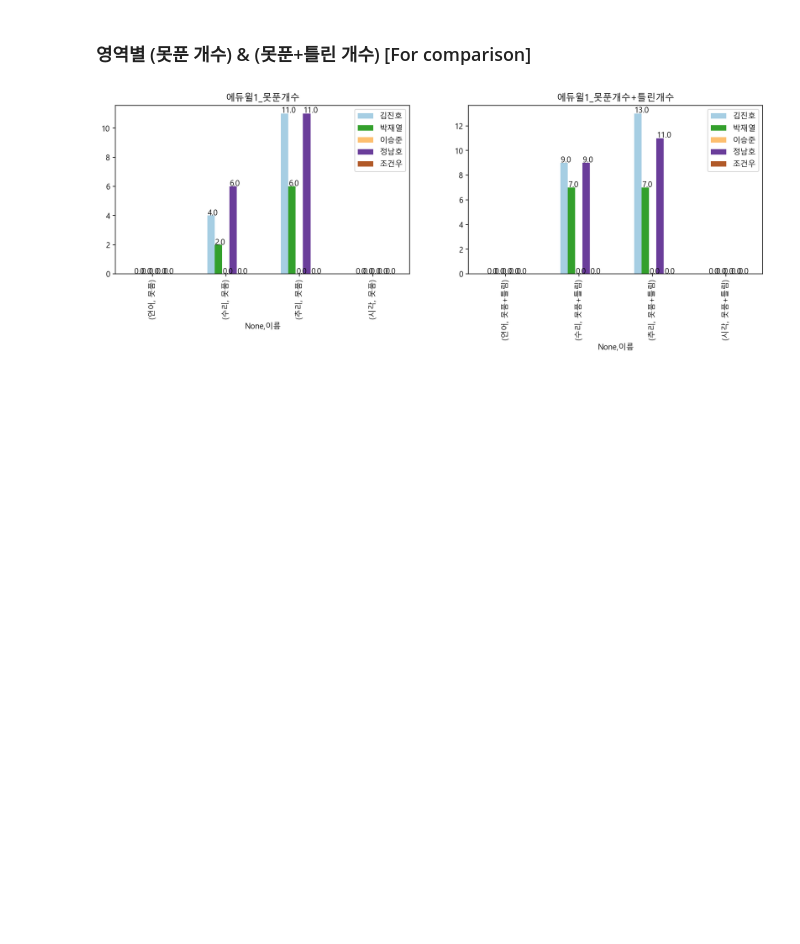
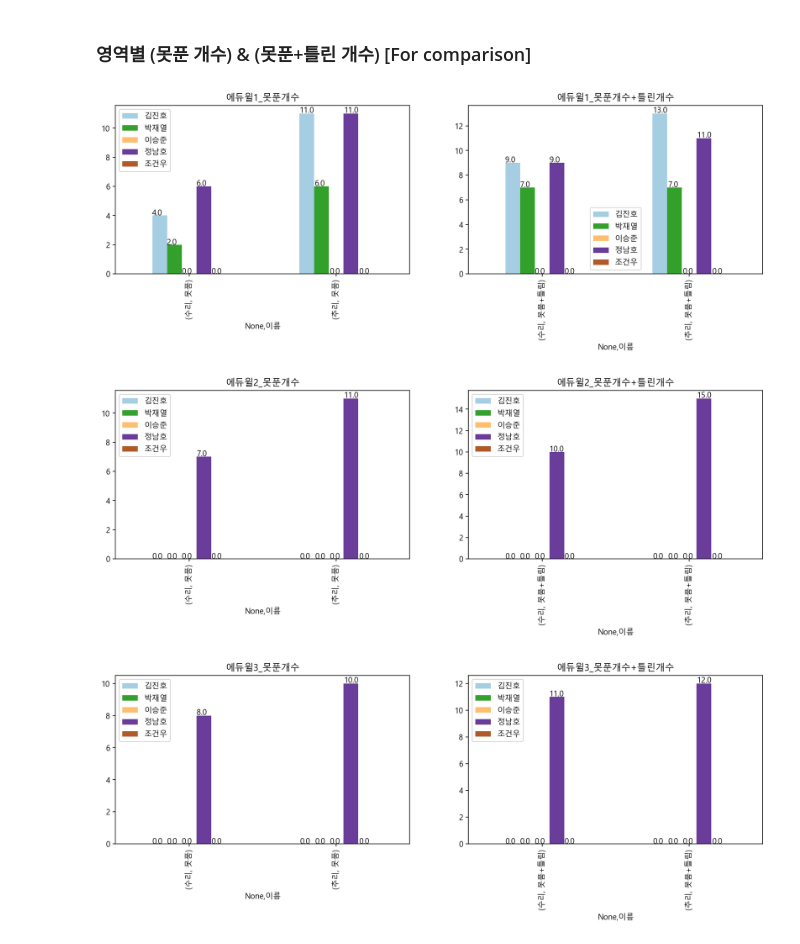
Before and after one commit to jeongnamho/gsat, a Jupyter notebook: 20_second/eduwil_real.ipynb, the cells around one changed output. Cells and saved outputs as stored; diff of their text form; code cells hidden in the pictures; blank space fills up the shorter version.

Commit message:
eduwil_real_2,3

```diff
--- a/20_second/eduwil_real.ipynb
+++ b/20_second/eduwil_real.ipynb
@@ -55,18 +55,18 @@ eduwil1.style.background_gradient(cmap='summer_r')
 # print(eduwil1)
 # print(eduwil1)
 
-# eduwil2 = df.loc[(df["Unnamed: 1_level_0", "교재"] == "에듀윌_봉투") & (df["Unnamed: 2_level_0", "회차"] ==2)]
-# eduwil2.style.background_gradient(cmap='summer_r')
+eduwil2 = df.loc[(df["Unnamed: 1_level_0", "교재"] == "에듀윌_봉투") & (df["Unnamed: 2_level_0", "회차"] ==2)]
+eduwil2.style.background_gradient(cmap='summer_r')
 
-# eduwil3 = df.loc[(df["Unnamed: 1_level_0", "교재"] == "에듀윌_봉투") & (df["Unnamed: 2_level_0", "회차"] ==3)]
-# eduwil3.style.background_gradient(cmap='summer_r')
+eduwil3 = df.loc[(df["Unnamed: 1_level_0", "교재"] == "에듀윌_봉투") & (df["Unnamed: 2_level_0", "회차"] ==3)]
+eduwil3.style.background_gradient(cmap='summer_r')
 
 # eduwil4 = df.loc[(df["Unnamed: 1_level_0", "교재"] == "에듀윌_봉투") & (df["Unnamed: 2_level_0", "회차"] ==4)]
 # eduwil4.style.background_gradient(cmap='summer_r')
 
 display(eduwil1.style.background_gradient(cmap='summer_r'))
-# display(eduwil2.style.background_gradient(cmap='summer_r'))
-# display(eduwil3.style.background_gradient(cmap='summer_r'))
+display(eduwil2.style.background_gradient(cmap='summer_r'))
+display(eduwil3.style.background_gradient(cmap='summer_r'))
 # display(eduwil4.style.background_gradient(cmap='summer_r'))
 # 각 과목당 오답률
 # df.iloc[:,9:]
@@ -81,10 +95,10 @@ display(eduwil1.style.background_gradient(cmap='summer_r'))
 # %%
 eduwil1_nonreplied = eduwil1.iloc[:,[2,4,6,8]]
 eduwil1_total = eduwil1.iloc[:,[3,5,7,9]]
-# eduwil2_nonreplied = eduwil2.iloc[:,[2,4,6,8]]
-# eduwil2_total = eduwil2.iloc[:,[3,5,7,9]]
-# eduwil3_nonreplied = eduwil3.iloc[:,[2,4,6,8]]
-# eduwil3_total = eduwil3.iloc[:,[3,5,7,9]]
+eduwil2_nonreplied = eduwil2.iloc[:,[2,4,6,8]]
+eduwil2_total = eduwil2.iloc[:,[3,5,7,9]]
+eduwil3_nonreplied = eduwil3.iloc[:,[2,4,6,8]]
+eduwil3_total = eduwil3.iloc[:,[3,5,7,9]]
 # eduwil4_nonreplied = eduwil4.iloc[:,[2,4,6,8]]
 # eduwil4_total = eduwil4.iloc[:,[3,5,7,9]]
 # %% [markdown]
@@ -138,44 +154,46 @@ plt.show()
 # %%
 figure, (ax1, ax2) = plt.subplots(nrows=1, ncols=2)
 figure.set_size_inches(15,4)
-eduwil1_nonreplied.T.plot(kind="bar", legend=True, ax=ax1, title="에듀윌1_못푼개수", cmap="Paired")
-eduwil1_total.T.plot(kind="bar", legend=True, ax=ax2, title="에듀윌1_못푼개수+틀린개수", cmap="Paired")
+eduwil1_nonreplied[["수리", "추리"]].T.plot(kind="bar", legend=True, ax=ax1, title="에듀윌1_못푼개수", cmap="Paired")
+eduwil1_total[["수리", "추리"]].T.plot(kind="bar", legend=True, ax=ax2, title="에듀윌1_못푼개수+틀린개수", cmap="Paired")
 for p in ax1.patches:
     ax1.annotate(str(p.get_height()), (p.get_x() * 1.005, p.get_height() * 1.005))
 for q in ax2.patches :
     ax2.annotate(str(q.get_height()), (q.get_x() * 1.005, q.get_height() * 1.005))
 plt.show()
 
 
-# figure, (ax1, ax2) = plt.subplots(nrows=1, ncols=2)
-# figure.set_size_inches(15,4)
-# eduwil2_nonreplied[["수리", "추리"]].T.plot(kind="bar", legend=True, ax=ax1, title="에듀윌2_못푼개수", cmap="Paired")
-# eduwil2_total[["수리", "추리"]].T.plot(kind="bar", legend=True, ax=ax2, title="에듀윌2_못푼개수+틀린개수", cmap="Paired")
-# for p in ax1.patches:
-#     ax1.annotate(str(p.get_height()), (p.get_x() * 1.005, p.get_height() * 1.005))
-# for q in ax2.patches :
-#     ax2.annotate(str(q.get_height()), (q.get_x() * 1.005, q.get_height() * 1.005))
-# plt.show()
+figure, (ax1, ax2) = plt.subplots(nrows=1, ncols=2)
+figure.set_size_inches(15,4)
+eduwil2_nonreplied[["수리", "추리"]].T.plot(kind="bar", legend=True, ax=ax1, title="에듀윌2_못푼개수", cmap="Paired")
+eduwil2_total[["수리", "추리"]].T.plot(kind="bar", legend=True, ax=ax2, title="에듀윌2_못푼개수+틀린개수", cmap="Paired")
+for p in ax1.patches:
+    ax1.annotate(str(p.get_height()), (p.get_x() * 1.005, p.get_height() * 1.005))
+for q in ax2.patches :
+    ax2.annotate(str(q.get_height()), (q.get_x() * 1.005, q.get_height() * 1.005))
+plt.show()
 
 
-# figure, (ax1, ax2) = plt.subplots(nrows=1, ncols=2)
-# figure.set_size_inches(15,4)
-# eduwil3_nonreplied.T.plot(kind="bar", legend=True, ax=ax1, title="에듀윌3_못푼개수", cmap="Paired")
-# eduwil3_total.T.plot(kind="bar", legend=True, ax=ax2, title="에듀윌3_못푼개수+틀린개수", cmap="Paired")
-# for p in ax1.patches:
-#     ax1.annotate(str(p.get_height()), (p.get_x() * 1.005, p.get_height() * 1.005))
-# for q in ax2.patches :
-#     ax2.annotate(str(q.get_height()), (q.get_x() * 1.005, q.get_height() * 1.005))
-# plt.show()
+figure, (ax1, ax2) = plt.subplots(nrows=1, ncols=2)
+figure.set_size_inches(15,4)
+eduwil3_nonreplied[["수리", "추리"]].T.plot(kind="bar", legend=True, ax=ax1, title="에듀윌3_못푼개수", cmap="Paired")
+eduwil3_total[["수리", "추리"]].T.plot(kind="bar", legend=True, ax=ax2, title="에듀윌3_못푼개수+틀린개수", cmap="Paired")
+for p in ax1.patches:
+    ax1.annotate(str(p.get_height()), (p.get_x() * 1.005, p.get_height() * 1.005))
+for q in ax2.patches :
+    ax2.annotate(str(q.get_height()), (q.get_x() * 1.005, q.get_height() * 1.005))
+plt.show()
 
 # figure, (ax1, ax2) = plt.subplots(nrows=1, ncols=2)
 # figure.set_size_inches(15,4)
 # eduwil4_nonreplied.T.plot(kind="bar", legend=True, ax=ax1, title="에듀윌4_못푼개수", cmap="Paired")
 # eduwil4_total.T.plot(kind="bar", legend=True, ax=ax2, title="에듀윌4_못푼개수+틀린개수", cmap="Paired")
 # for p in ax1.patches:
 #     ax1.annotate(str(p.get_height()), (p.get_x() * 1.005, p.get_height() * 1.005))
 # for q in ax2.patches :
 #     ax2.annotate(str(q.get_height()), (q.get_x() * 1.005, q.get_height() * 1.005))
 # plt.show()
 # %% [output]
-[figure, old version]
+[figure, new version]
+[figure, added]
+[figure, added]
```
Also changed, not shown: parts of 3 cells of this notebook, 1 other file.
